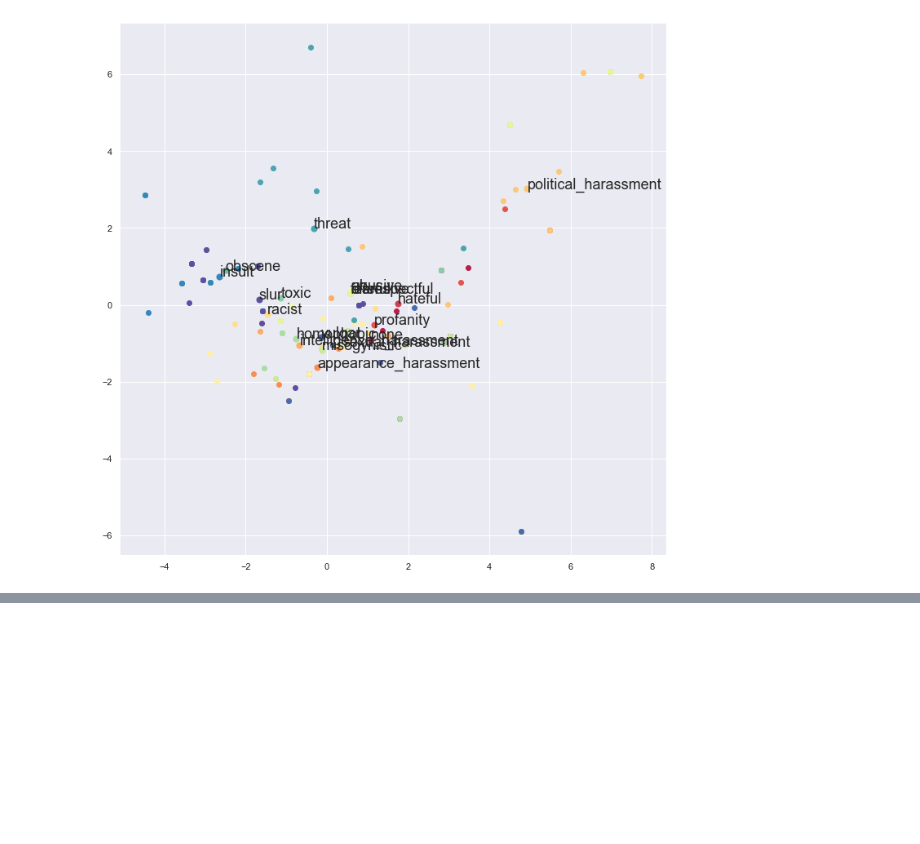
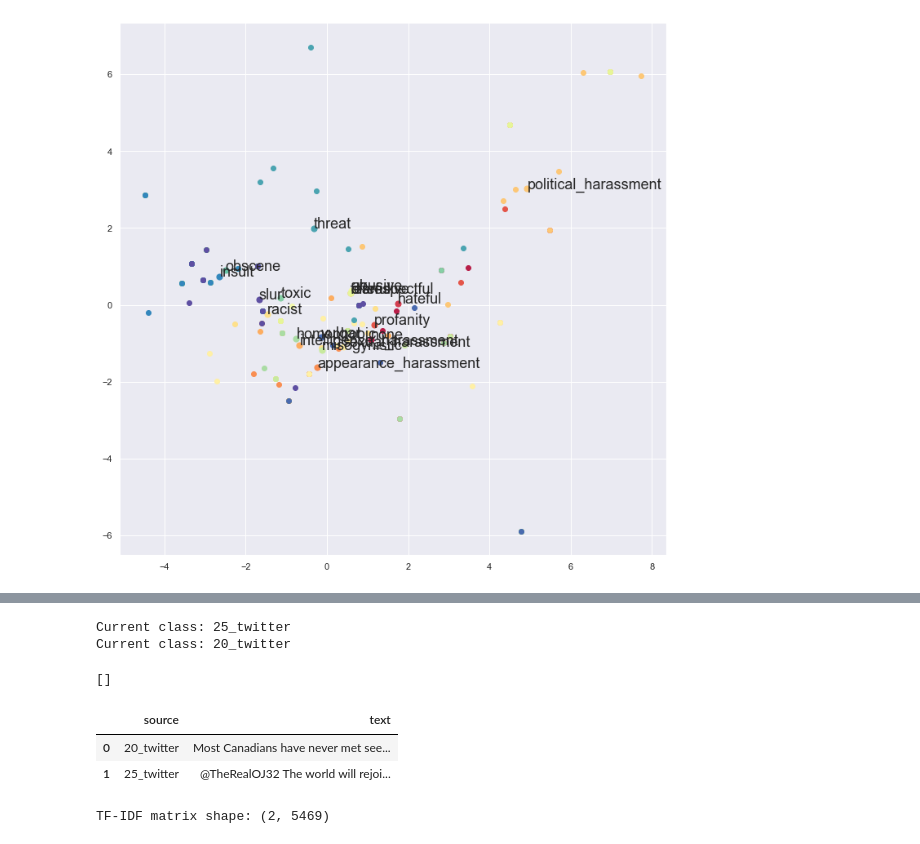
Before and after one commit to aljazerzen/data-science-nlp, a Jupyter notebook: Statistical_Methods.ipynb, the cells around one changed output, grey strips where cells are left out. Saved outputs shown, nothing was run; the diff lists cells and outputs as text; code cells hidden in the pictures; blank space fills up the shorter version.

```diff
--- a/Statistical_Methods.ipynb
+++ b/Statistical_Methods.ipynb
@@ -411,0 +521,10 @@ plot_word2vec(whole_corpus,corpus_dict,words)
+# %%
+offensive_corpus = corpus[corpus["sentiment"] == "offensive"]
+n = 10
+s = {}
+for i in range(1,4):
+    ng_cfd = extract_ngrams(offensive_corpus,i,label="source")
+    for k in ng_cfd.keys():
+        print(f"{n} most common {i}-grams for {k}: {ng_cfd[k].most_common(n)}")
+
+    print("===========================================================")
@@ -411,0 +541,36 @@ plot_word2vec(whole_corpus,corpus_dict,words)
+# %%
+chi_square_test(offensive_corpus,[],label="source")
+# %% [output]
+Current class: 25_twitter
+Current class: 20_twitter
+[]
+# %%
+corpus_join_source = offensive_corpus.groupby(['source'])['text'].apply(lambda x: '. '.join(x)).reset_index()
+corpus_join_source
+# %% [output]
+|  | source | text |
+| 0 | 20_twitter | Most Canadians have never met see... |
+| 1 | 25_twitter | @TheRealOJ32 The world will rejoi... |
+# %%
+import pickle
+from sklearn.feature_extraction.text import TfidfVectorizer
+train = True
+if train:
+    # Define vectorizer parameters
+    tfidf_vectorizer = TfidfVectorizer(
+                            max_df=0.8,
+                            max_features=200000,
+                            min_df=0.2,
+                            stop_words='english',
+                            use_idf=True,
+                            tokenizer=tokenize_and_stem,
+                            ngram_range=(1,1))
+    tfidf_matrix = tfidf_vectorizer.fit_transform(corpus_join_source.text.to_list())
+    print("TF-IDF matrix shape: {}".format(tfidf_matrix.shape))
+    with open('tfidf_vectorizer_and_matrix_offensive.pickle','wb') as file:
+        pickle.dump((tfidf_vectorizer,tfidf_matrix),file)
+else:
+    with open('tfidf_vectorizer_and_matrix_offensive.pickle','rb') as file:
+        (tfidf_vectorizer,tfidf_matrix) = pickle.load(file)
+# %% [output]
+TF-IDF matrix shape: (2, 5469)
```
Also changed, not shown: parts of 20 cells of this notebook.
